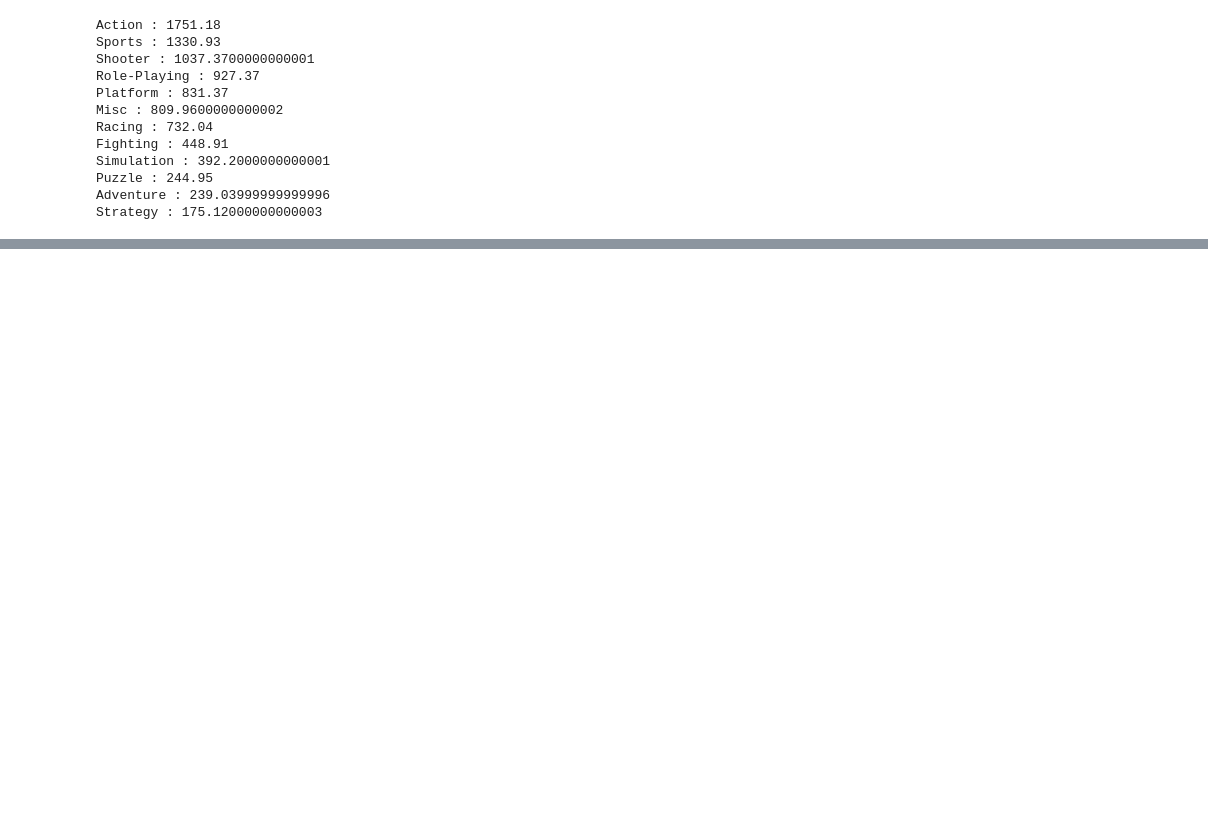
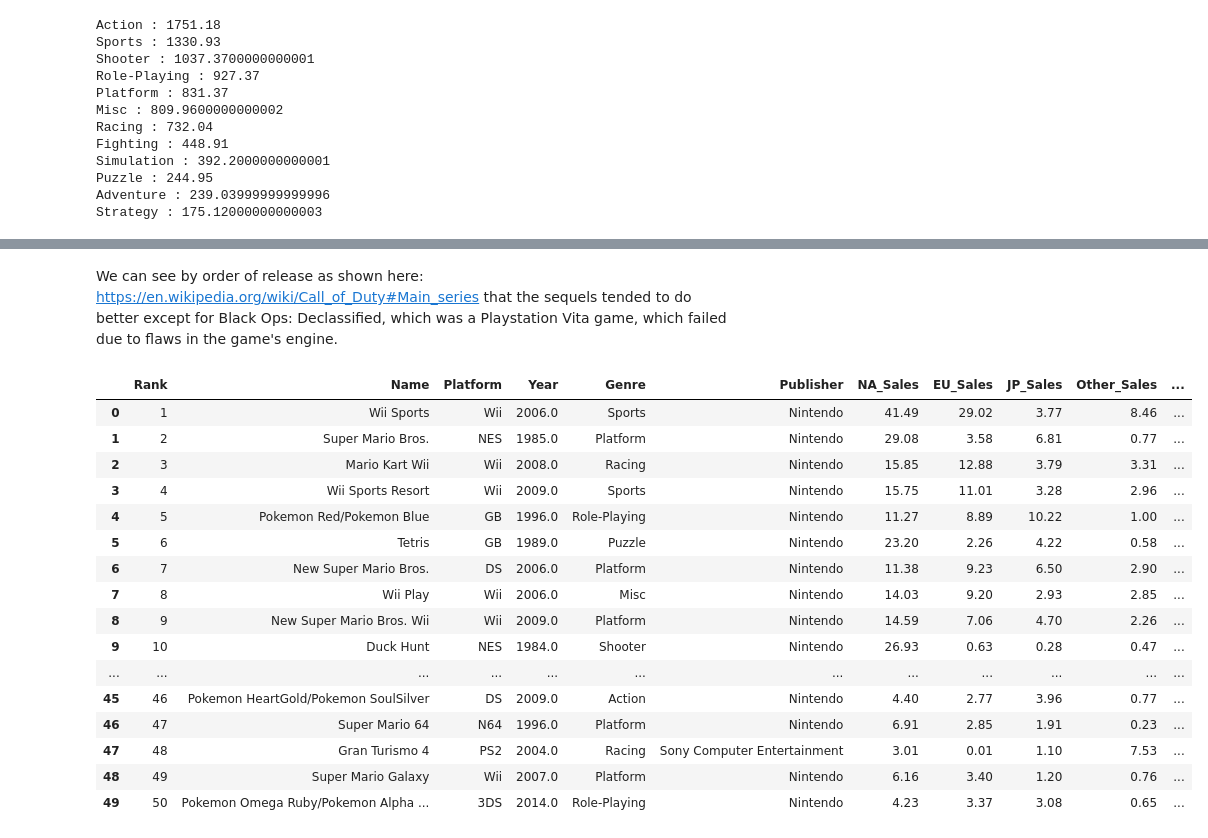
Before and after one commit to KennyLi6/HtH_Build_Summer_2022, a Jupyter notebook: Finding-an-Interesting-Dataset/Game_Sales_Data.ipynb, the cells around one changed output, grey strips where cells are left out. Cells and saved outputs as stored; diff of their text form; code cells hidden in the pictures; blank space fills up the shorter version.

Commit message:
finalize 10 questions

```diff
--- a/Finding-an-Interesting-Dataset/Game_Sales_Data.ipynb
+++ b/Finding-an-Interesting-Dataset/Game_Sales_Data.ipynb
@@ -253,0 +339,26 @@ Strategy : 175.12000000000003
+# %% [markdown]
+We can see by order of release as shown here: https://en.wikipedia.org/wiki/Call_of_Duty#Main_series that the sequels tended to do better except for Black Ops: Declassified,
+which was a Playstation Vita game, which failed due to flaws in the game's engine.
+# %%
+# Q10: How many indie games are top sellers compared to AAA games?
+# We will use the top 50 games sold for this question.
+pandas.options.display.max_rows = 50
+game_sales_data.head(50)
+# %% [output]
+|  | Rank | Name | Platform | Year | Genre | Publisher | NA_Sales | EU_Sales | JP_Sales | Other_Sales | ... |
+| 0 | 1 | Wii Sports | Wii | 2006.0 | Sports | Nintendo | 41.49 | 29.02 | 3.77 | 8.46 | ... |
+| 1 | 2 | Super Mario Bros. | NES | 1985.0 | Platform | Nintendo | 29.08 | 3.58 | 6.81 | 0.77 | ... |
+| 2 | 3 | Mario Kart Wii | Wii | 2008.0 | Racing | Nintendo | 15.85 | 12.88 | 3.79 | 3.31 | ... |
+| 3 | 4 | Wii Sports Resort | Wii | 2009.0 | Sports | Nintendo | 15.75 | 11.01 | 3.28 | 2.96 | ... |
+| 4 | 5 | Pokemon Red/Pokemon Blue | GB | 1996.0 | Role-Playing | Nintendo | 11.27 | 8.89 | 10.22 | 1.00 | ... |
+| 5 | 6 | Tetris | GB | 1989.0 | Puzzle | Nintendo | 23.20 | 2.26 | 4.22 | 0.58 | ... |
+| 6 | 7 | New Super Mario Bros. | DS | 2006.0 | Platform | Nintendo | 11.38 | 9.23 | 6.50 | 2.90 | ... |
+| 7 | 8 | Wii Play | Wii | 2006.0 | Misc | Nintendo | 14.03 | 9.20 | 2.93 | 2.85 | ... |
+| 8 | 9 | New Super Mario Bros. Wii | Wii | 2009.0 | Platform | Nintendo | 14.59 | 7.06 | 4.70 | 2.26 | ... |
+| 9 | 10 | Duck Hunt | NES | 1984.0 | Shooter | Nintendo | 26.93 | 0.63 | 0.28 | 0.47 | ... |
+| ... | ... | ... | ... | ... | ... | ... | ... | ... | ... | ... | ... |
+| 45 | 46 | Pokemon HeartGold/Pokemon SoulSilver | DS | 2009.0 | Action | Nintendo | 4.40 | 2.77 | 3.96 | 0.77 | ... |
+| 46 | 47 | Super Mario 64 | N64 | 1996.0 | Platform | Nintendo | 6.91 | 2.85 | 1.91 | 0.23 | ... |
+| 47 | 48 | Gran Turismo 4 | PS2 | 2004.0 | Racing | Sony Computer Entertainment | 3.01 | 0.01 | 1.10 | 7.53 | ... |
+| 48 | 49 | Super Mario Galaxy | Wii | 2007.0 | Platform | Nintendo | 6.16 | 3.40 | 1.20 | 0.76 | ... |
+| 49 | 50 | Pokemon Omega Ruby/Pokemon Alpha ... | 3DS | 2014.0 | Role-Playing | Nintendo | 4.23 | 3.37 | 3.08 | 0.65 | ... |
```
Also changed, not shown: parts of 9 cells of this notebook.
